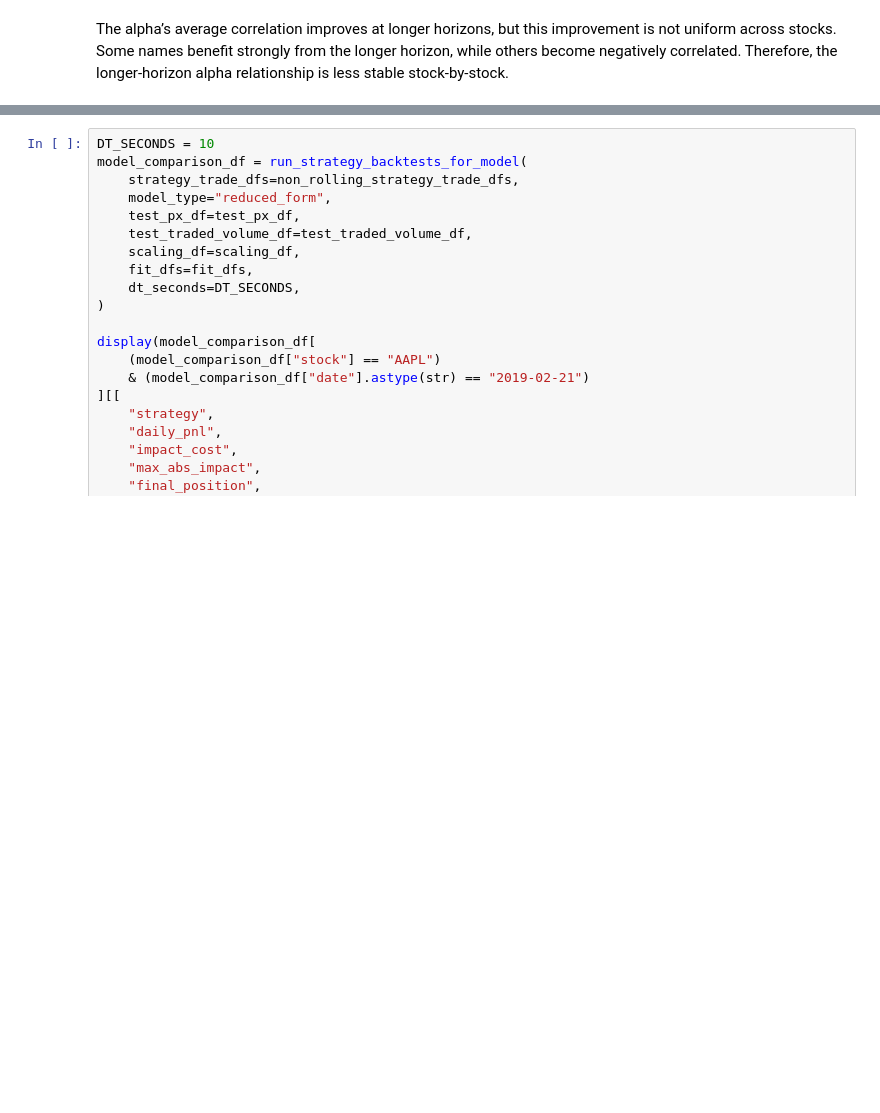
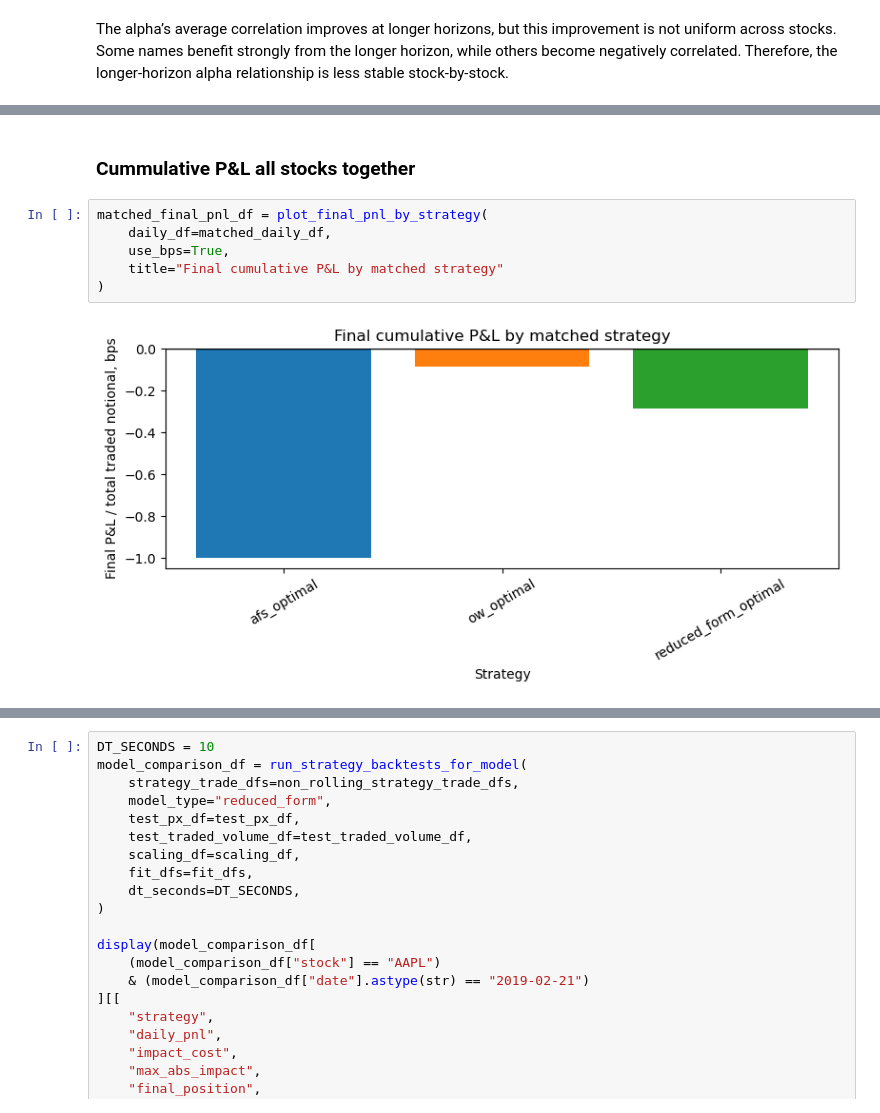
Before and after one commit to raphdlfrg/Quant_Trading_Price_Impact, a Jupyter notebook: 2_6_Performance_metrics.ipynb, the cells around one changed output, grey strips where cells are left out. Cells and saved outputs as stored; diff of their text form; blank space fills up the shorter version.

```diff
--- a/2_6_Performance_metrics.ipynb
+++ b/2_6_Performance_metrics.ipynb
@@ -415,0 +454,10 @@ The alpha’s average correlation improves at longer horizons, but this improvem
+# %% [markdown]
+### **Cummulative P&L all stocks together**
+# %%
+matched_final_pnl_df = plot_final_pnl_by_strategy(
+    daily_df=matched_daily_df,
+    use_bps=True,
+    title="Final cumulative P&L by matched strategy"
+)
+# %% [output]
+[figure, added]
```
Also changed, not shown: parts of 33 cells of this notebook, 1 other file.
